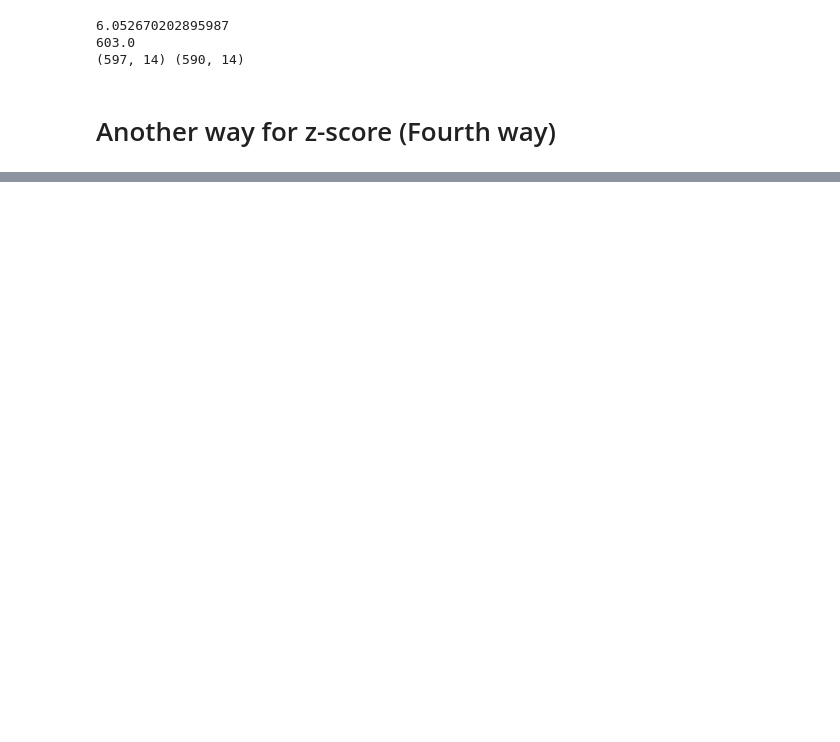
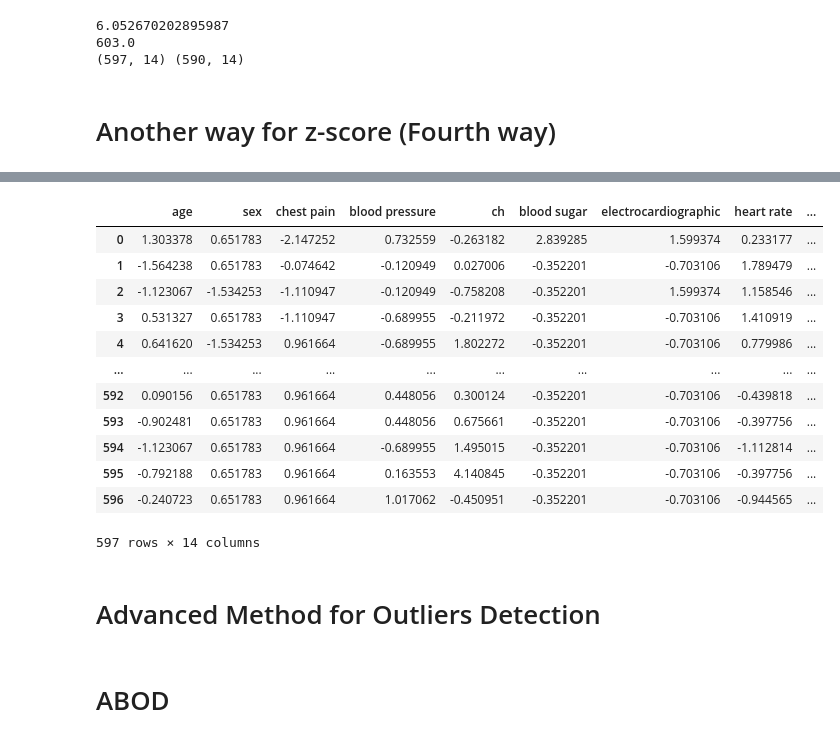
Before and after one commit to majidgolbaz/Heart-Failure-Prediction, a Jupyter notebook: Pre-Processing/preProccessing.ipynb, the cells around one changed output, grey strips where cells are left out. Cells and saved outputs as stored; diff of their text form; code cells hidden in the pictures; blank space fills up the shorter version.

Commit message:
[ADD-MGO] add some advanced method for outliers detection and handeling

```diff
--- a/Pre-Processing/preProccessing.ipynb
+++ b/Pre-Processing/preProccessing.ipynb
@@ -708,3 +707,8 @@ print(df3.shape, df3_clean.shape)
 (597, 14) (590, 14)
 # %% [markdown]
 # Another way for z-score (Fourth way)
+# %%
+from sklearn.preprocessing import StandardScaler
+
+scaler = StandardScaler()
+scaler.fit_transform(df3)
@@ -710,0 +729,21 @@ print(df3.shape, df3_clean.shape)
+# %%
+df_scaled= pd.DataFrame(scaler.fit_transform(df3),columns=df.columns, index=df.index)
+df_scaled
+# %% [output]
+|  | age | sex | chest pain | blood pressure | ch | blood sugar | electrocardiographic | heart rate | ... |
+| 0 | 1.303378 | 0.651783 | -2.147252 | 0.732559 | -0.263182 | 2.839285 | 1.599374 | 0.233177 | ... |
+| 1 | -1.564238 | 0.651783 | -0.074642 | -0.120949 | 0.027006 | -0.352201 | -0.703106 | 1.789479 | ... |
+| 2 | -1.123067 | -1.534253 | -1.110947 | -0.120949 | -0.758208 | -0.352201 | 1.599374 | 1.158546 | ... |
+| 3 | 0.531327 | 0.651783 | -1.110947 | -0.689955 | -0.211972 | -0.352201 | -0.703106 | 1.410919 | ... |
+| 4 | 0.641620 | -1.534253 | 0.961664 | -0.689955 | 1.802272 | -0.352201 | -0.703106 | 0.779986 | ... |
+| ... | ... | ... | ... | ... | ... | ... | ... | ... | ... |
+| 592 | 0.090156 | 0.651783 | 0.961664 | 0.448056 | 0.300124 | -0.352201 | -0.703106 | -0.439818 | ... |
+| 593 | -0.902481 | 0.651783 | 0.961664 | 0.448056 | 0.675661 | -0.352201 | -0.703106 | -0.397756 | ... |
+| 594 | -1.123067 | 0.651783 | 0.961664 | -0.689955 | 1.495015 | -0.352201 | -0.703106 | -1.112814 | ... |
+| 595 | -0.792188 | 0.651783 | 0.961664 | 0.163553 | 4.140845 | -0.352201 | -0.703106 | -0.397756 | ... |
+| 596 | -0.240723 | 0.651783 | 0.961664 | 1.017062 | -0.450951 | -0.352201 | -0.703106 | -0.944565 | ... |
+597 rows × 14 columns
+# %% [markdown]
+# Advanced Method for Outliers Detection
+# %% [markdown]
+# ABOD
```
Also changed, not shown: parts of 9 cells of this notebook.
